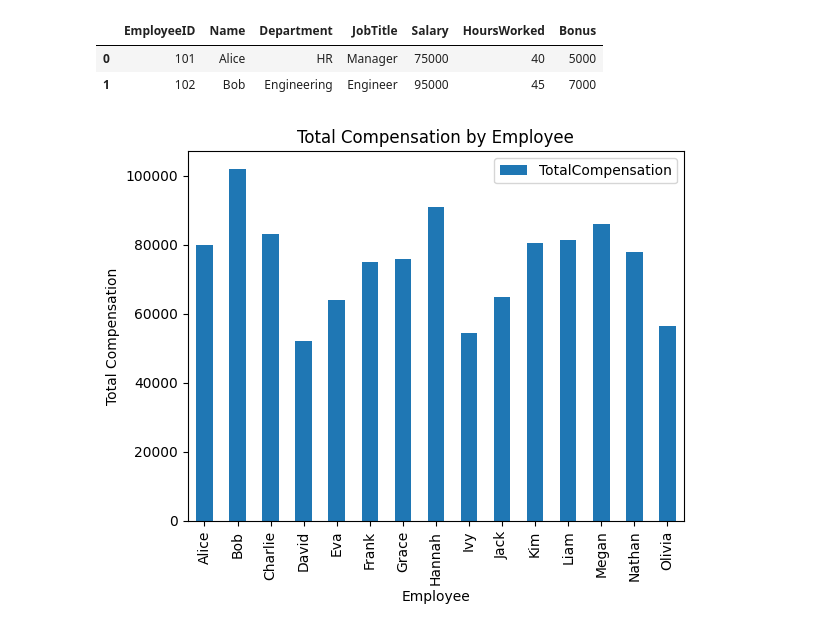
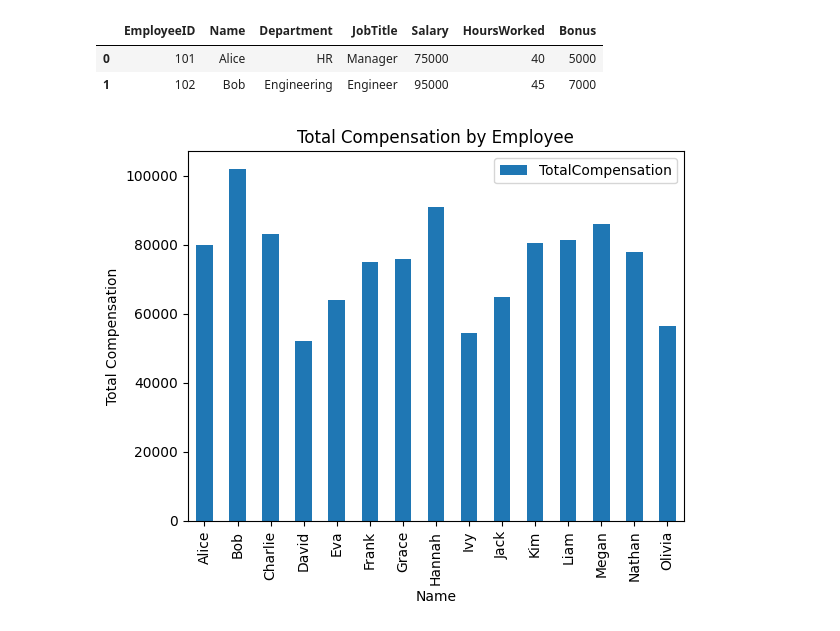
Before and after one commit to WindsorTree/Plotting-Practice, a Jupyter notebook: Plotting_Examples.ipynb, the cells around one changed output. Drawn from its saved outputs; the diff is of its cells as text; code cells hidden in the pictures.

```diff
--- a/Plotting_Examples.ipynb
+++ b/Plotting_Examples.ipynb
@@ -22,8 +22,8 @@ london.head(2)
 # %%
 london['TotalCompensation'] = london['Salary'] + london['Bonus']
 
 pandas_plot = london.plot(kind='bar', x='Name', y='TotalCompensation', title='Total Compensation by Employee');
-pandas_plot.set_xlabel('Employee');
+pandas_plot.set_xlabel('Name');
 pandas_plot.set_ylabel('Total Compensation');
 # %% [output]
-[figure, old version]
+[figure, new version]
```
Also changed, not shown: parts of 1 cell of this notebook.
